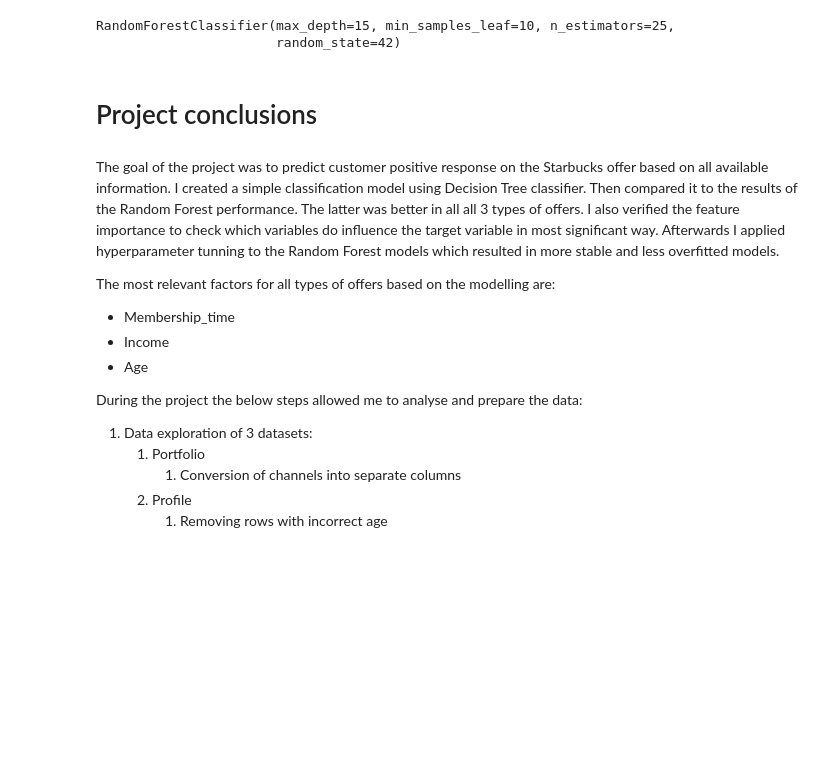
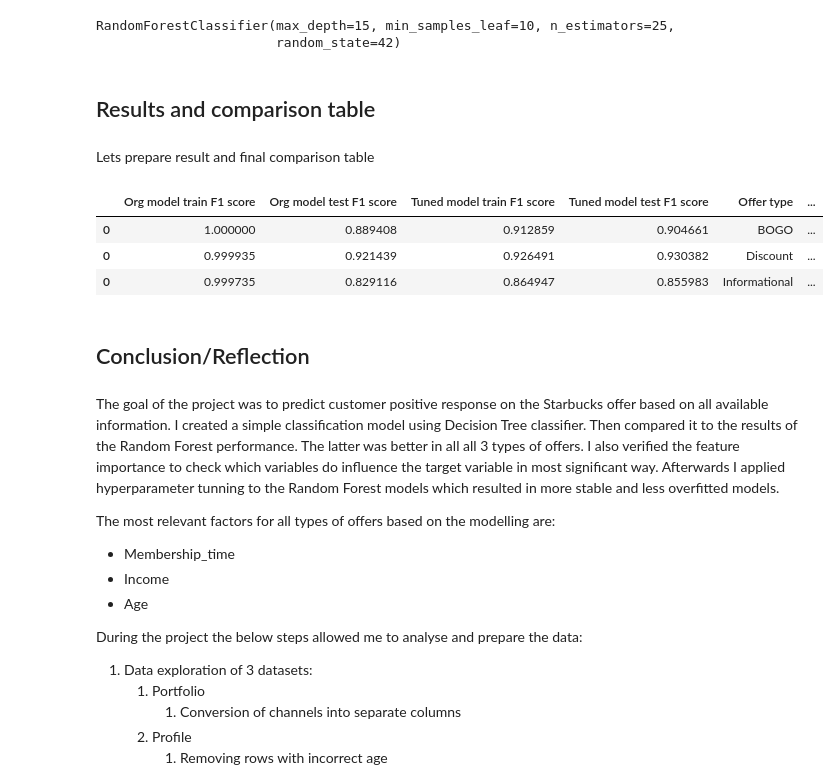
Before and after one commit to MarcinTom/udacity_data_science_nano_capstone, a Jupyter notebook: Starbucks_Capstone_notebook.ipynb, the cells around one changed output. Saved outputs shown, nothing was run; the diff lists cells and outputs as text; code cells hidden in the pictures; blank space fills up the shorter version.

```diff
--- a/Starbucks_Capstone_notebook.ipynb
+++ b/Starbucks_Capstone_notebook.ipynb
@@ -1303,5 +1308,7 @@ Training F1 score:       0.8649468892261001
 Test F1 score:   0.8559826746074715
 RandomForestClassifier(max_depth=15, min_samples_leaf=10, n_estimators=25,
                        random_state=42)
-# %% [markdown]
-# Project conclusions
+# %% [markdown]
+## Results and comparison table
+# %% [markdown]
+Lets prepare result and final comparison table
@@ -1308,3 +1353,23 @@ RandomForestClassifier(max_depth=15, min_samples_leaf=10, n_estimators=25,
+# %%
+final_bogo = run_model_and_compare(df_bogo_list, best_bogo)
+final_bogo['Offer type'] = 'BOGO'
+
+final_discount = run_model_and_compare(df_discount_list, best_discount)
+final_discount['Offer type'] = 'Discount'
+
+final_info = run_model_and_compare(df_info_list, best_info)
+final_info['Offer type'] = 'Informational'
+# %%
+final_df = pd.concat([final_bogo, final_discount, final_info])
+final_df['Model'] = 'Random Forest'
+final_df
+# %% [output]
+|  | Org model train F1 score | Org model test F1 score | Tuned model train F1 score | Tuned model test F1 score | Offer type | ... |
+| 0 | 1.000000 | 0.889408 | 0.912859 | 0.904661 | BOGO | ... |
+| 0 | 0.999935 | 0.921439 | 0.926491 | 0.930382 | Discount | ... |
+| 0 | 0.999735 | 0.829116 | 0.864947 | 0.855983 | Informational | ... |
+# %% [markdown]
+## Conclusion/Reflection
 # %% [markdown]
 The goal of the project was to predict customer positive response on the Starbucks offer based on all available information. I created a simple classification model using Decision Tree classifier. Then compared it to the results of the Random Forest performance. The latter was better in all all 3 types of offers. I also verified the feature importance to check which variables do influence the target variable in most significant way. Afterwards I applied hyperparameter tunning to the Random Forest models which resulted in more stable and less overfitted models.
 
```
Also changed, not shown: parts of 20 cells of this notebook, 1 other file.
